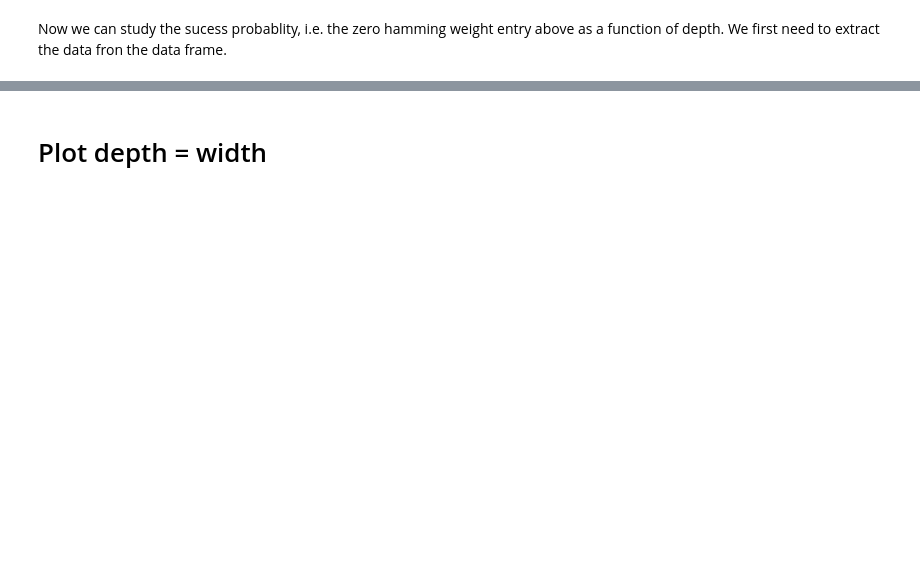
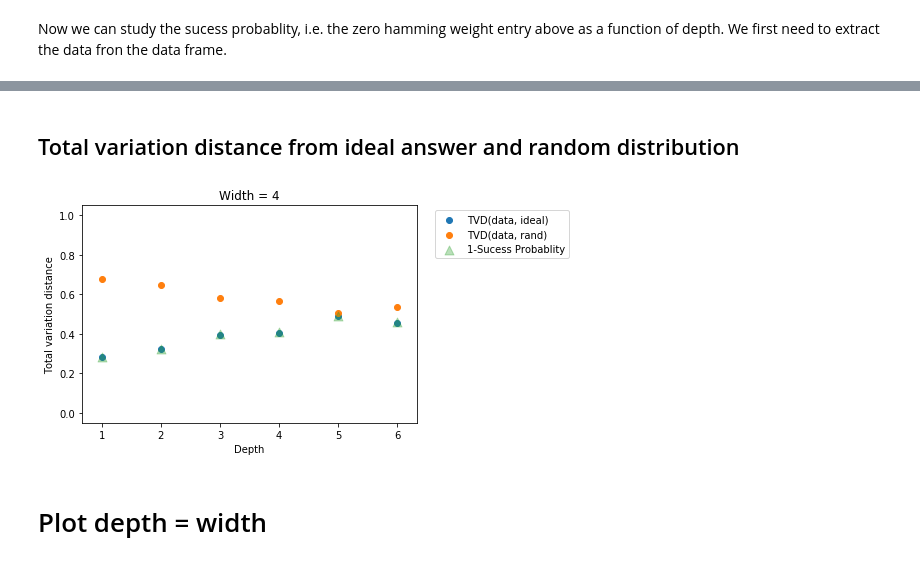
Before and after one commit to rigetti/forest-benchmarking, a Jupyter notebook: examples/classical_random_circuits.ipynb, the cells around one changed output, grey strips where cells are left out. Saved outputs shown, nothing was run; the diff lists cells and outputs as text; code cells hidden in the pictures; blank space fills up the shorter version.

```diff
--- a/examples/classical_random_circuits.ipynb
+++ b/examples/classical_random_circuits.ipynb
@@ -318,3 +378,19 @@ plt.show()
+# %% [markdown]
+## Total variation distance from ideal answer and random distribution
+# %%
+plt.figure()
+plt.scatter(depth_vec,tvd_ideal,label='TVD(data, ideal)')
+plt.scatter(depth_vec,tvd_rand,label='TVD(data, rand)')
+plt.scatter(depth_vec,1-np.asarray(pcheck),label='1-Sucess Probablity',alpha=0.33,marker='^',s=80)
+#plt.plot(depth_vec,pcheck_log_errors_rand,label='random guess + log errors')
+plt.ylim([-0.05,1.05])
+plt.xlabel('Depth')
+plt.ylabel('Total variation distance')
+plt.title('Width = {}'.format(wid))
+plt.legend(bbox_to_anchor=(1.04,1), loc="upper left")
+plt.show()
+# %% [output]
+[figure, added]
 # %% [markdown]
 # Plot depth = width
 # %%
```
Also changed, not shown: parts of 88 cells of this notebook, 1 other file.
